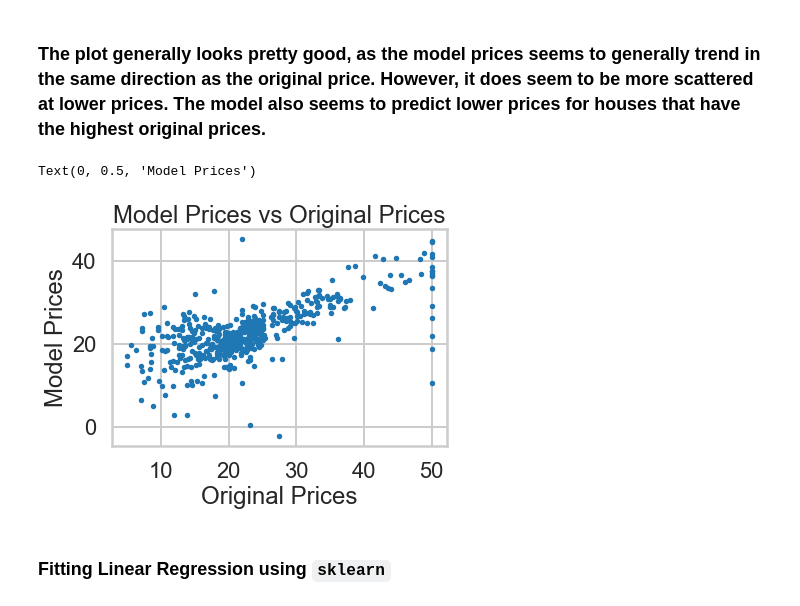
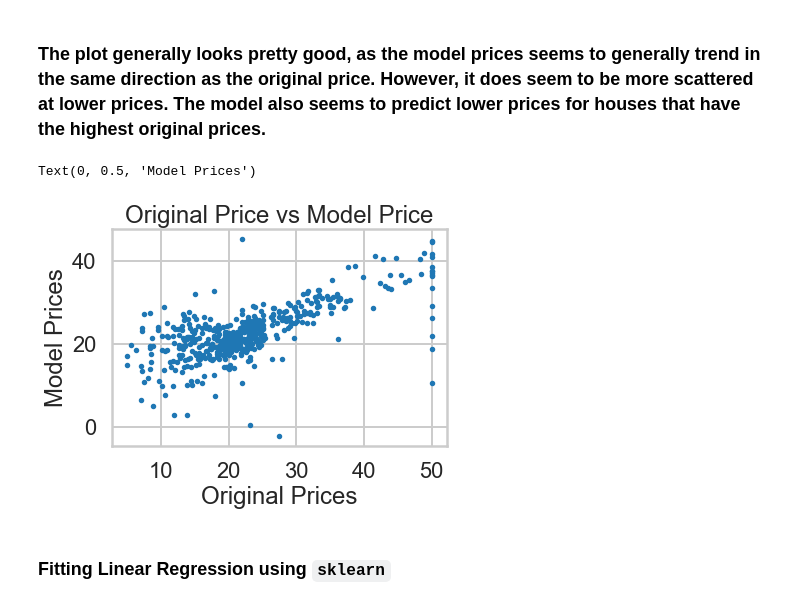
Before and after one commit to andrewyyip/Springboard-CT, a Jupyter notebook: Mini_Project_Linear_Regression.ipynb, the cells around one changed output. Cells and saved outputs as stored; diff of their text form; code cells hidden in the pictures.

```diff
--- a/Mini_Project_Linear_Regression.ipynb
+++ b/Mini_Project_Linear_Regression.ipynb
@@ -481,12 +485,12 @@ Let's see how our model actually fit our data. We can see below that there is a
 # %%
 # your turn
 plt.scatter(bos.PRICE, m.fittedvalues, s = 12)
-plt.title('Model Prices vs Original Prices')
+plt.title('Original Price vs Model Price')
 plt.xlabel('Original Prices')
 plt.ylabel('Model Prices')
 # %% [output]
 Text(0, 0.5, 'Model Prices')
-[figure, old version]
+[figure, new version]
 # %% [markdown]
 ### Fitting Linear Regression using `sklearn`
 # %%
```
Also changed, not shown: parts of 25 cells of this notebook.
